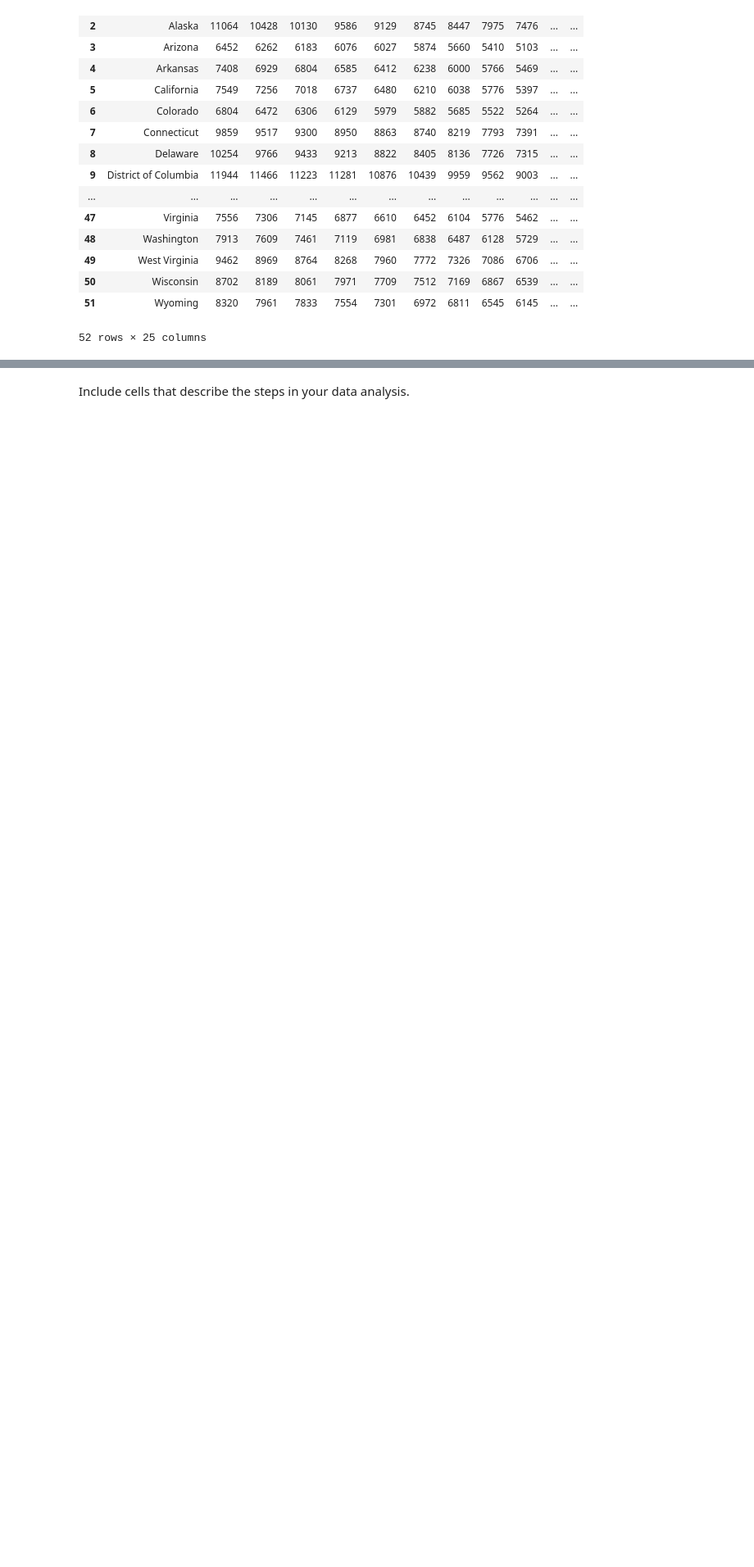
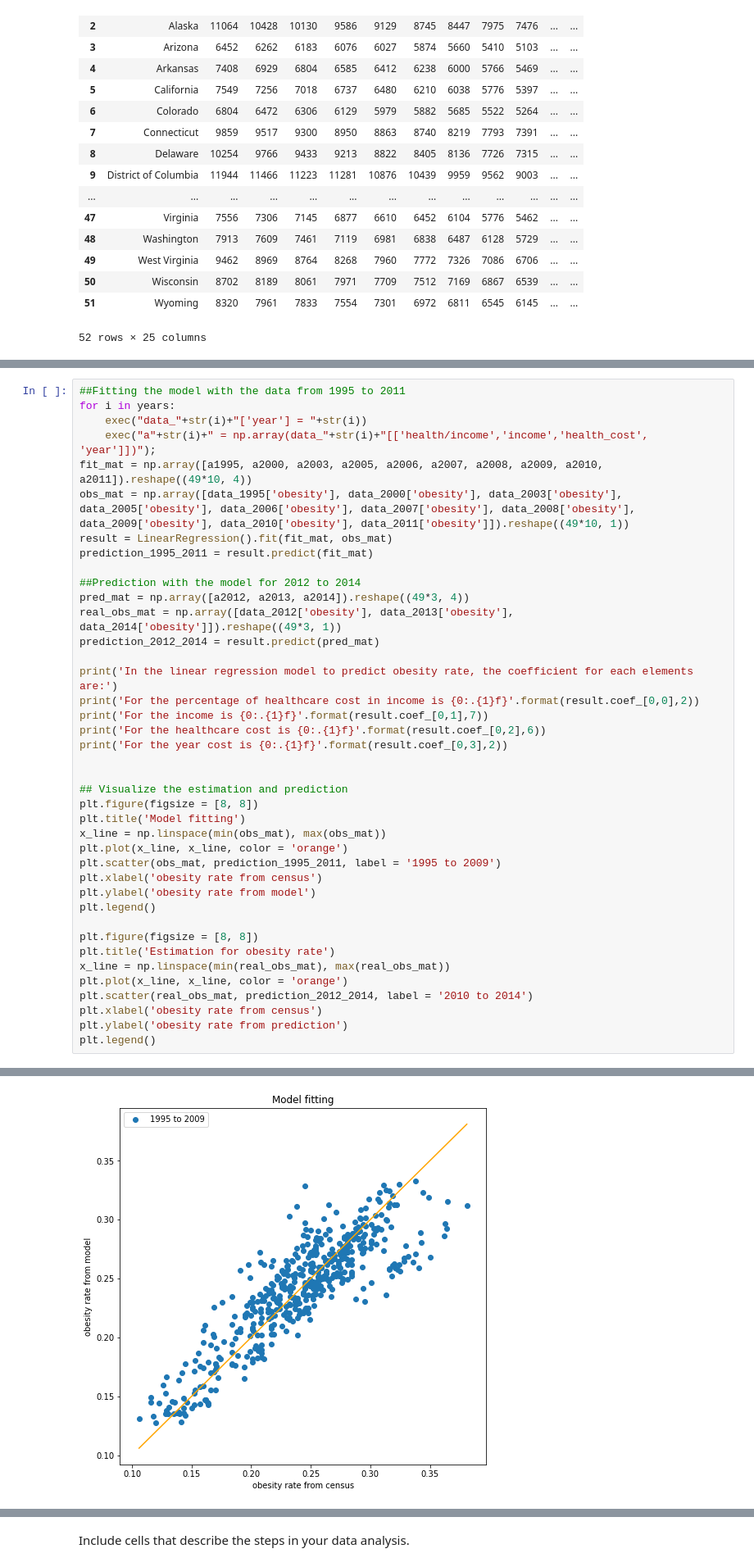
Before and after one commit to pcn006/Projects, a Jupyter notebook: FinalProject.ipynb, the cells around one changed output, grey strips where cells are left out. Shown at 82% size. Cells and saved outputs as stored; diff of their text form; blank space fills up the shorter version.

Commit message:
Linear regression model added
The code might be helpful.

```diff
--- a/FinalProject.ipynb
+++ b/FinalProject.ipynb
@@ -248,0 +239,41 @@ ax.legend(fontsize = 14)
+# %%
+##Fitting the model with the data from 1995 to 2011
+for i in years:
+    exec("data_"+str(i)+"['year'] = "+str(i))
+    exec("a"+str(i)+" = np.array(data_"+str(i)+"[['health/income','income','health_cost', 'year']])");
+fit_mat = np.array([a1995, a2000, a2003, a2005, a2006, a2007, a2008, a2009, a2010, a2011]).reshape((49*10, 4))
+obs_mat = np.array([data_1995['obesity'], data_2000['obesity'], data_2003['obesity'], data_2005['obesity'], data_2006['obesity'], data_2007['obesity'], data_2008['obesity'], data_2009['obesity'], data_2010['obesity'], data_2011['obesity']]).reshape((49*10, 1))
+result = LinearRegression().fit(fit_mat, obs_mat)
+prediction_1995_2011 = result.predict(fit_mat)
+
+##Prediction with the model for 2012 to 2014
+pred_mat = np.array([a2012, a2013, a2014]).reshape((49*3, 4))
+real_obs_mat = np.array([data_2012['obesity'], data_2013['obesity'], data_2014['obesity']]).reshape((49*3, 1))
+prediction_2012_2014 = result.predict(pred_mat)
+
+print('In the linear regression model to predict obesity rate, the coefficient for each elements are:')
+print('For the percentage of healthcare cost in income is {0:.{1}f}'.format(result.coef_[0,0],2))
+print('For the income is {0:.{1}f}'.format(result.coef_[0,1],7))
+print('For the healthcare cost is {0:.{1}f}'.format(result.coef_[0,2],6))
+print('For the year cost is {0:.{1}f}'.format(result.coef_[0,3],2))
+
+
+## Visualize the estimation and prediction
+plt.figure(figsize = [8, 8])
+plt.title('Model fitting')
+x_line = np.linspace(min(obs_mat), max(obs_mat))
+plt.plot(x_line, x_line, color = 'orange')
+plt.scatter(obs_mat, prediction_1995_2011, label = '1995 to 2009')
+plt.xlabel('obesity rate from census')
+plt.ylabel('obesity rate from model')
+plt.legend()
+
+plt.figure(figsize = [8, 8])
+plt.title('Estimation for obesity rate')
+x_line = np.linspace(min(real_obs_mat), max(real_obs_mat))
+plt.plot(x_line, x_line, color = 'orange')
+plt.scatter(real_obs_mat, prediction_2012_2014, label = '2010 to 2014')
+plt.xlabel('obesity rate from census')
+plt.ylabel('obesity rate from prediction')
+plt.legend()
+# %% [output]
@@ -248,0 +286 @@ ax.legend(fontsize = 14)
+[figure, added]
```
Also changed, not shown: parts of 9 cells of this notebook.
